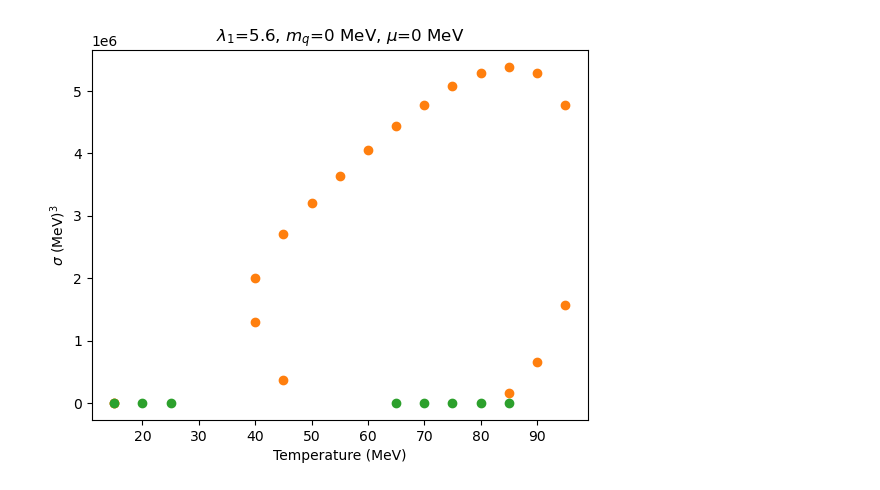
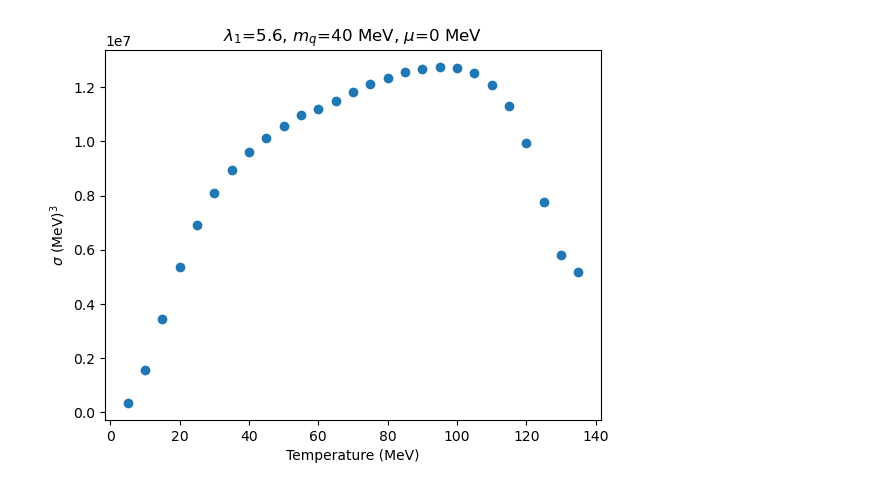
Before and after one commit to seanbartz/DilatonMixingParallel, a Jupyter notebook: chiral_from_IR_improved.ipynb, the cells around one changed output. Saved outputs shown, nothing was run; the diff lists cells and outputs as text; code cells hidden in the pictures.

```diff
--- a/chiral_from_IR_improved.ipynb
+++ b/chiral_from_IR_improved.ipynb
@@ -287,10 +299,28 @@ d0_array,mq_array=initial_d0_mq(T,mu,mq_large,lambda1,ui,uf,d0_lower,d0_upper)
 # %%
 
 
-def all_sigmas_IR(lambda1,mq,T,mu,ui,uf,d0_lower,d0_upper,mq_large):
+def all_sigmas_IR(lambda1,mq,T,mu,ui,uf,d0_lower,d0_upper,mq_large, u_intermediate):
     tolerance_goal=1e-3
     zeta=np.sqrt(3)/(2*np.pi)
-    d0_array,mq_array=initial_d0_mq(T,mu,mq_large,lambda1,ui,uf,d0_lower,d0_upper)
+
+    # try:
+    #     d0_array,mq_array=initial_d0_mq(T,mu,mq_large,lambda1,ui,uf,d0_lower,d0_upper)
+    # except:
+    #      while d0_upper<105:
+    #         d0_upper=d0_upper*2
+    #         d0_array,mq_array=initial_d0_mq(T,mu,mq_large,lambda1,ui,uf,d0_lower,d0_upper)
+
+    while True:
+        try:
+            d0_array, mq_array = initial_d0_mq(T, mu, mq_large, lambda1, ui, uf, d0_lower, d0_upper)
+            break  # If successful, break out of the loop
+        except ValueError:  # Catch only the specific exception you are expecting
+            if d0_upper < 105:
+                d0_upper = d0_upper * 2
+            else:
+                raise  # If d0_upper is too large, re-raise the exception or handle it differently
+
+
     #find the indices where mq_array-mq changes sign
     indices=np.where(np.diff(np.sign(mq_array-mq)))[0]
     d0_values=np.zeros(len(indices))
@@ -316,7 +346,6 @@ def all_sigmas_IR(lambda1,mq,T,mu,ui,uf,d0_lower,d0_upper,mq_large):
         #solve for chi and chi prime using chiral_solve_IR
         mq_approx[i],chi_IR,chip_IR,u=chiral_solve_IR(d0_values[i],lambda1,T,mu,ui,uf)
         #solve for sigma using sigma_finder
-        u_intermediate=0.15
         sigma=sigma_finder(u_intermediate,chi_IR,u,mq,T,mu,zeta,v3)
         #store sigma in sigma_IR_list
         sigma_IR_list[i]=sigma
@@ -326,26 +355,27 @@ def all_sigmas_IR(lambda1,mq,T,mu,ui,uf,d0_lower,d0_upper,mq_large):
 # %%
 #define input parameters
 lambda1=5.6
-T=200
 
 mu=0
 #quark mass
-mq=0
+mq=40
 ui = 1e-4
 uf = 1-ui
 #range for d0 initial scan
 d0_lower=0
-d0_upper=15
+d0_upper=5
 # This should be larger than the target mq value
 mq_large=50
 # sigma_IR_list, d0_values, mq_approx=all_sigmas_IR(lambda1,mq,T,mu,ui,uf,d0_lower,d0_upper,mq_large)
 # %%
-temps=np.arange(15,110,5)
+temps=np.arange(5,140,5)
 sigma_list=[]
 convergence_list=[]
 sigmas_array=np.zeros((len(temps),3))
+u_intermediate=0.20
 for i in range(len(temps)):
-    sigmas,convergence,d0s,mqs=all_sigmas_IR(lambda1,mq,temps[i],mu,ui,uf,d0_lower,d0_upper,mq_large)
+    print(i)
+    sigmas,convergence,d0s,mqs=all_sigmas_IR(lambda1,mq,temps[i],mu,ui,uf,d0_lower,d0_upper,mq_large,u_intermediate)
     #if sigmas has less than 3 values, append 0's to sigmas until it has 3 values
     # if len(sigmas)<3:
     #     sigmas=np.append(sigmas,np.zeros(3-len(sigmas)))
@@ -407,30 +435,31 @@ Pseudo-Critical temperature is between 80.0 100.0
 # %%
 #get the color sequence for matplotlib
 prop_cycle = plt.rcParams['axes.prop_cycle']
 colors = prop_cycle.by_key()['color']
 
 for i in range(max_length):
     #plot only the points where sigmas_array is nonzero
 
     # plot only the points where sigmas_array is nonzero and convergence_array is 0
     # this means that a real sigma value was found, and the solution for mq converged
     plt.scatter(temps[np.where((sigmas_array[:,i]!=0) & (convergence_array[:,i]==0))],sigmas_array[:,i][np.where((sigmas_array[:,i]!=0) & (convergence_array[:,i]==0))],color=colors[0])
     # plot only the points where sigmas_array is nonzero and convergence_array is 1
     # this means that a real sigma value was found, but the solution for mq did not converge
     plt.scatter(temps[np.where(convergence_array[:,i]==1)],sigmas_array[:,i][np.where(convergence_array[:,i]==1)],color=colors[1])
 
 
 
-for i in range(len(truesigma[0])):
-    #plot only the points where  truesigma is nonzero
-    plt.scatter(temps[np.where(truesigma[:,i]!=0)],(truesigma[:,i][np.where(truesigma[:,i]!=0)])**3,color=colors[2])
+
+# for i in range(len(truesigma[0])):
+#     #plot only the points where  truesigma is nonzero
+#     plt.scatter(temps[np.where(truesigma[:,i]!=0)],(truesigma[:,i][np.where(truesigma[:,i]!=0)])**3,color=colors[2])
 
 
 # plt.legend()
 plt.xlabel('Temperature (MeV)')
 plt.ylabel('$\sigma$ (MeV)$^3$')
 # title the plot with the value of lambda1, and the quark mass, and the value of mu
 plt.title('$\lambda_1$='+str(lambda1)+', $m_q$='+str(mq)+' MeV'+', $\mu$='+str(mu)+' MeV')
 plt.show()
 # %% [output]
-[figure, old version]
+[figure, new version]
```
Also changed, not shown: parts of 18 cells of this notebook, 7 other files.
